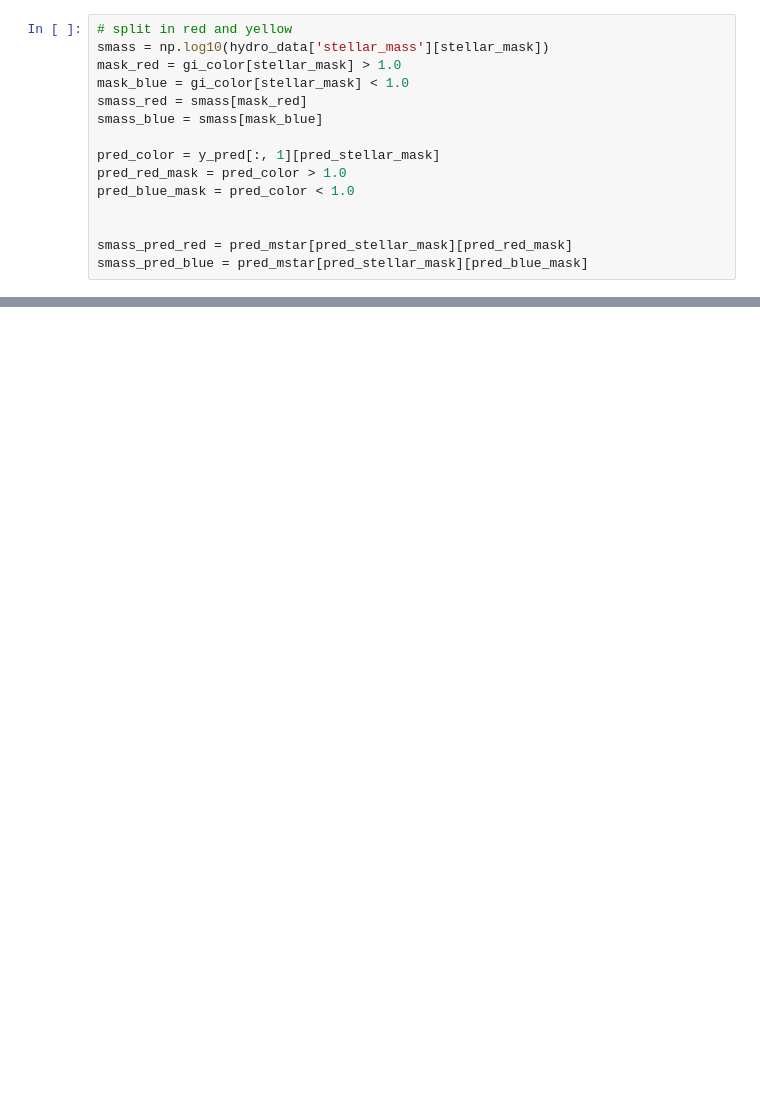
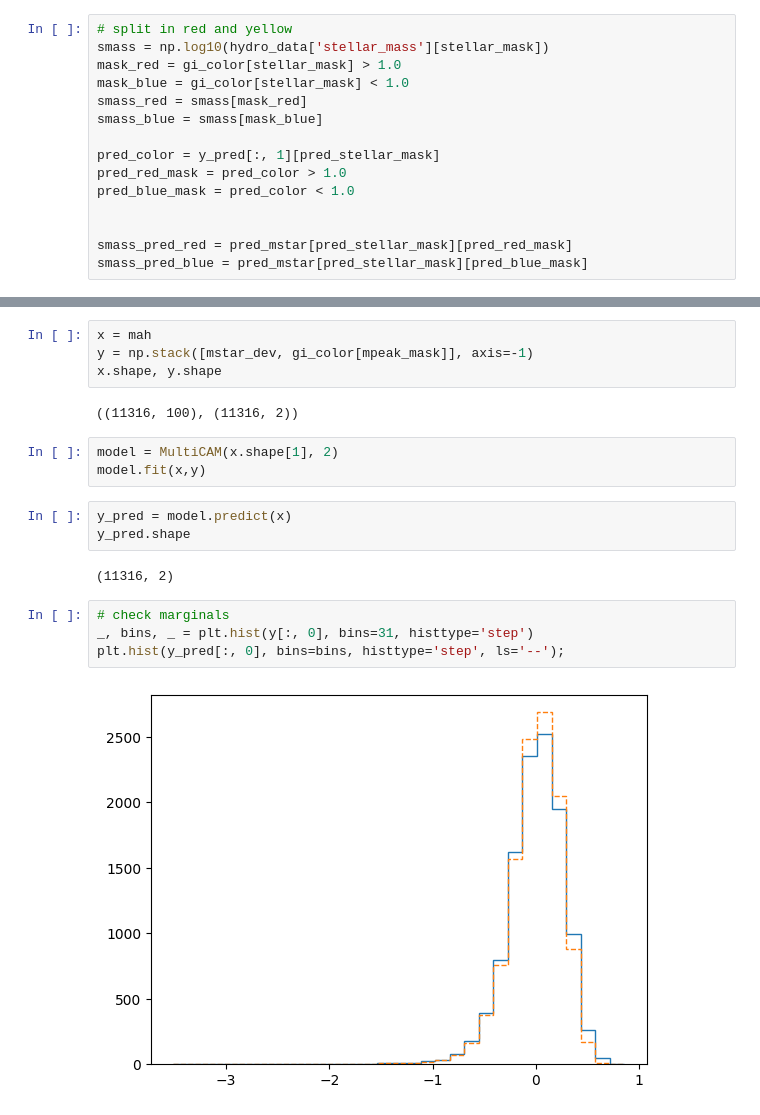
Before and after one commit to ismael-mendoza/multicam-tng-mah, a Jupyter notebook: notebooks/current/2025-11-10 MultiCAM clustering application draft.ipynb, the cells around one changed output, grey strips where cells are left out. Cells and saved outputs as stored; diff of their text form; blank space fills up the shorter version.

```diff
--- a/notebooks/current/2025-11-10 MultiCAM clustering application draft.ipynb
+++ b/notebooks/current/2025-11-10 MultiCAM clustering application draft.ipynb
@@ -418,0 +394,20 @@ array([1.999999])
+# %%
+x = mah
+y = np.stack([mstar_dev, gi_color[mpeak_mask]], axis=-1)
+x.shape, y.shape
+# %% [output]
+((11316, 100), (11316, 2))
+# %%
+model = MultiCAM(x.shape[1], 2)
+model.fit(x,y)
+# %%
+y_pred = model.predict(x)
+y_pred.shape
+# %% [output]
+(11316, 2)
+# %%
+# check marginals
+_, bins, _ = plt.hist(y[:, 0], bins=31, histtype='step')
+plt.hist(y_pred[:, 0], bins=bins, histtype='step', ls='--');
+# %% [output]
+[figure, added]
```
Also changed, not shown: parts of 25 cells of this notebook, 2 other files.
